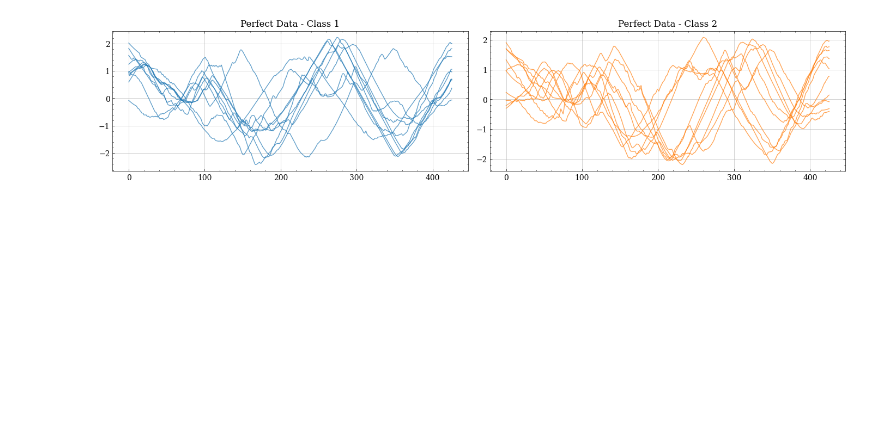
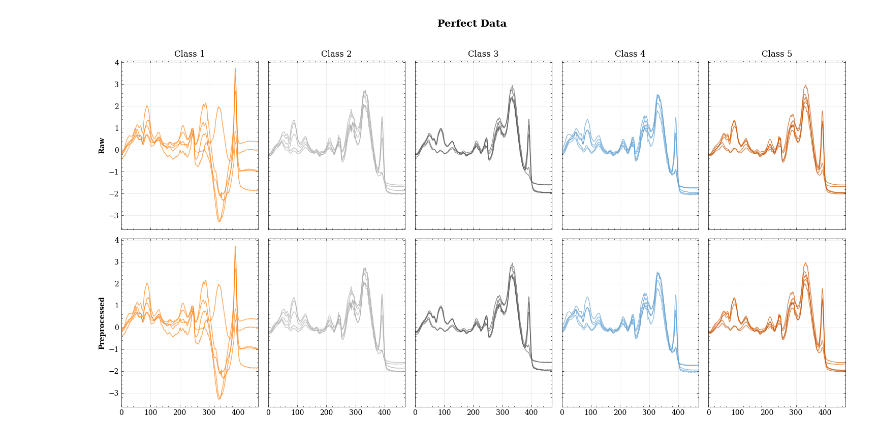
Before and after one commit to LarsBoecking/data-centric-ai, a Jupyter notebook: notebooks/visualize_data_centric.ipynb, the cells around one changed output. Drawn from its saved outputs; the diff is of its cells as text; code cells hidden in the pictures; blank space fills up the shorter version.

Commit message:
Add visualization utilities and unit tests for data-centric strategies

```diff
--- a/notebooks/visualize_data_centric.ipynb
+++ b/notebooks/visualize_data_centric.ipynb
@@ -32,18 +36,0 @@ dataset = UCRDataset(ds_name, path=base_path)
-# %%
-import matplotlib.pyplot as plt
-import numpy as np
-plt.style.use(os.path.join(os.getcwd(), "configs", "visualisations.mplstyle"))
-
-def plot_data(X, y, y_gt, title):
-    class_labels = np.unique(y)
-    gt_colors = {'1': 'tab:blue', '2': 'tab:orange'}
-    for row, cls in enumerate(class_labels):
-        plt.subplot(2, 2, row + 1)
-        idx = np.where(np.array(y) == cls)[0][:10]
-        samples = X[idx].squeeze(1)
-        for i, sample in enumerate(samples):
-            gt_label = y_gt[idx[i]]
-            plt.plot(sample, color=gt_colors.get(gt_label, 'gray'), alpha=0.7)
-        plt.title(f"{title} - Class {cls}")
-    plt.tight_layout()
-    plt.show()
@@ -66,3 +37,10 @@ X_train, y_train = strategy.apply(X_train_raw, y_train_raw)
 # %%
-plot_data(X_train_raw, y_train_raw, y_train_raw, "Perfect Data")
+from src.visual_utils.visual_utils import plot_data
+
+
+plot_data({
+    "type": "baseline",
+    "mode": None,
+    "params": {}
+}, X_train_raw, y_train_raw, "Perfect Data")
 # %% [output]
@@ -69,2 +52,2 @@ plot_data(X_train_raw, y_train_raw, y_train_raw, "Perfect Data")
-[figure, old version]
+[figure, new version]
 # %%
```
Also changed, not shown: parts of 9 cells of this notebook, 11 other files.
